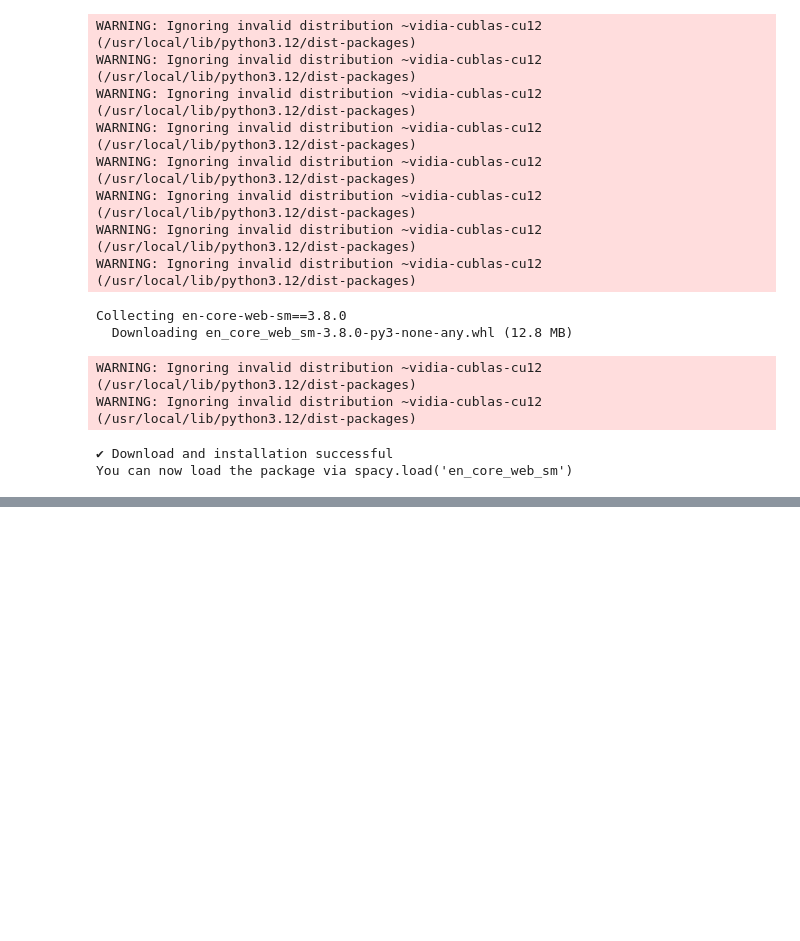
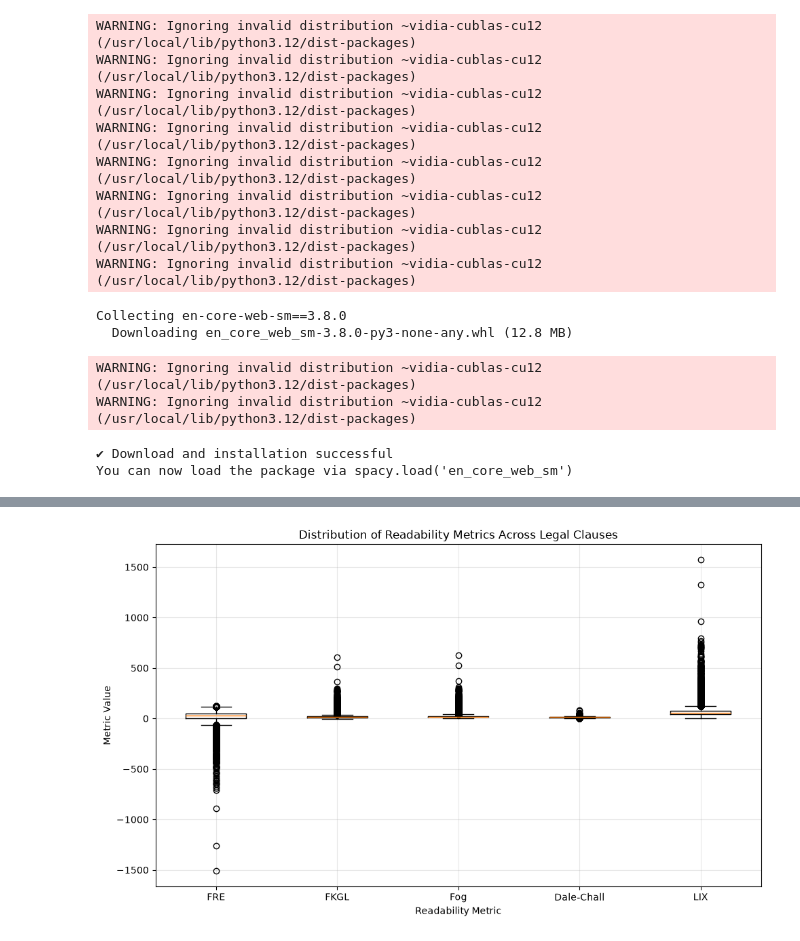
Before and after one commit to danilopsss/uol_capstone_project, a Jupyter notebook: capstone_artifact.ipynb, the cells around one changed output, grey strips where cells are left out. Saved outputs shown, nothing was run; the diff lists cells and outputs as text; code cells hidden in the pictures; blank space fills up the shorter version.

```diff
--- a/capstone_artifact.ipynb
+++ b/capstone_artifact.ipynb
@@ -159,0 +313,64 @@ shape: (116_497, 9)
+# %%
+# 5.3 Distribution of Individual Readability Metrics
+
+# Figure 5.3 illustrates the distribution of the five readability metrics used
+# to assess the linguistic complexity of clauses extracted from the CUAD dataset.
+# Boxplots are used to visualise the spread, central tendency, and presence of
+# outliers for each metric.
+
+# The results demonstrate that legal clauses exhibit considerable variation in
+# readability and lexical complexity. While some clauses receive relatively moderate
+# scores, others are characterised by substantially higher levels of complexity,
+# reflecting the diversity of drafting styles present within contractual documents.
+# The presence of numerous outliers further suggests that a subset of clauses is
+# significantly more difficult to understand than the majority of the corpus.
+
+# Differences in the distributions of the metrics indicate that each measure captures
+# a distinct aspect of textual complexity. Flesch Reading Ease focuses on reading
+# difficulty, whereas Flesch–Kincaid Grade Level and Gunning Fog estimate the
+# educational level required for comprehension. Dale-Chall and LIX place greater
+# emphasis on vocabulary complexity and the use of longer words. The variation observed
+# across the metrics supports the decision to combine multiple measures into a single
+# composite complexity score rather than relying on any individual metric in isolation.
+
+
+import matplotlib.pyplot as plt
+
+metrics = [
+    "fre",
+    "fkgl",
+    "fog",
+    "dale_chall",
+    "lix"
+]
+
+data = [
+    cuad_legal[column].to_list()
+    for column in metrics
+]
+
+plt.figure(figsize=(10, 6))
+
+plt.boxplot(data)
+
+plt.xticks(
+    range(1, 6),
+    [
+        "FRE",
+        "FKGL",
+        "Fog",
+        "Dale-Chall",
+        "LIX"
+    ]
+)
+
+plt.title("Distribution of Readability Metrics Across Legal Clauses")
+plt.xlabel("Readability Metric")
+plt.ylabel("Metric Value")
+
+plt.grid(alpha=0.3)
+
+plt.tight_layout()
+plt.show()
+# %% [output]
+[figure, added]
```
Also changed, not shown: parts of 8 cells of this notebook, 6 other files.
